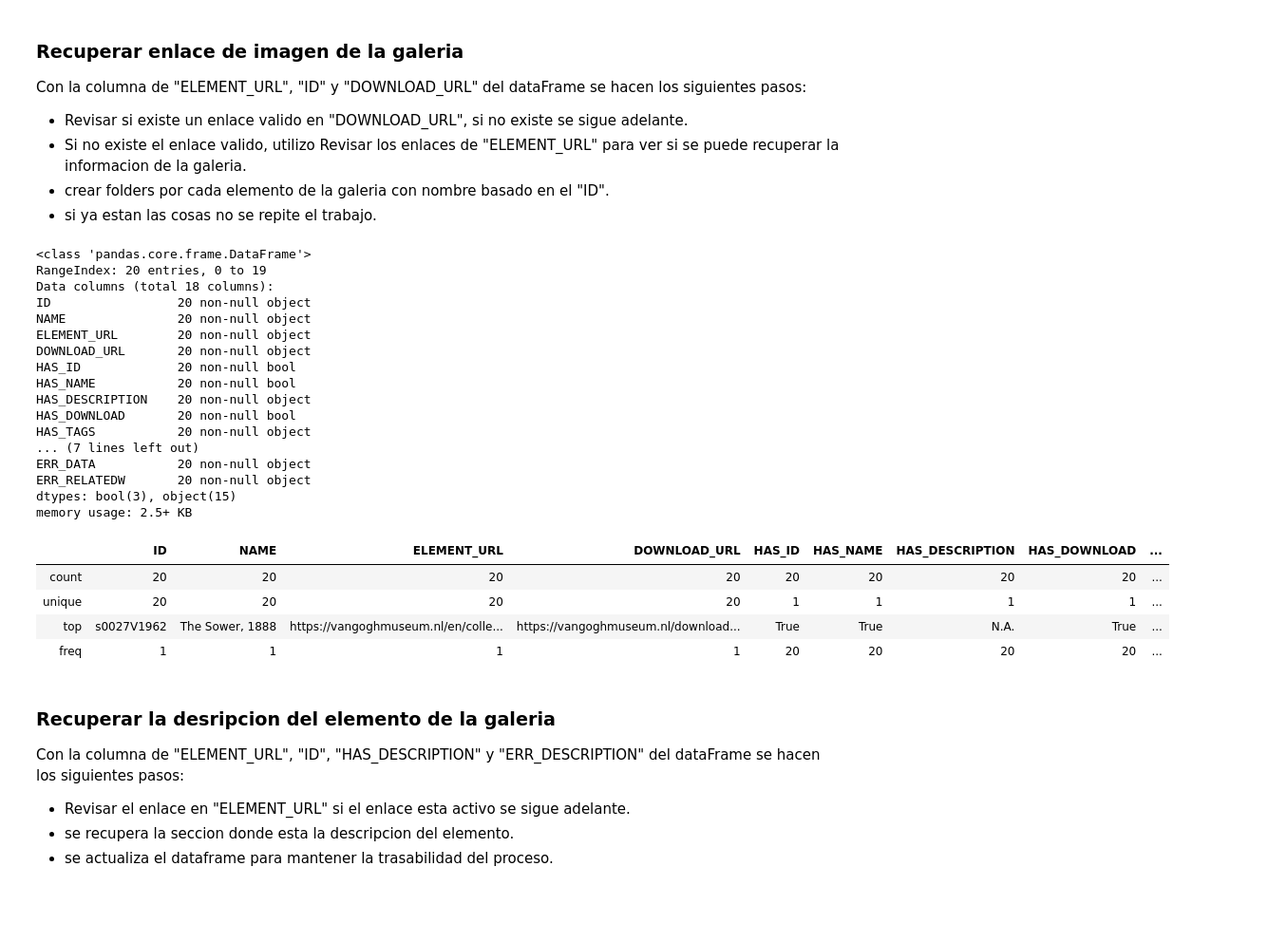
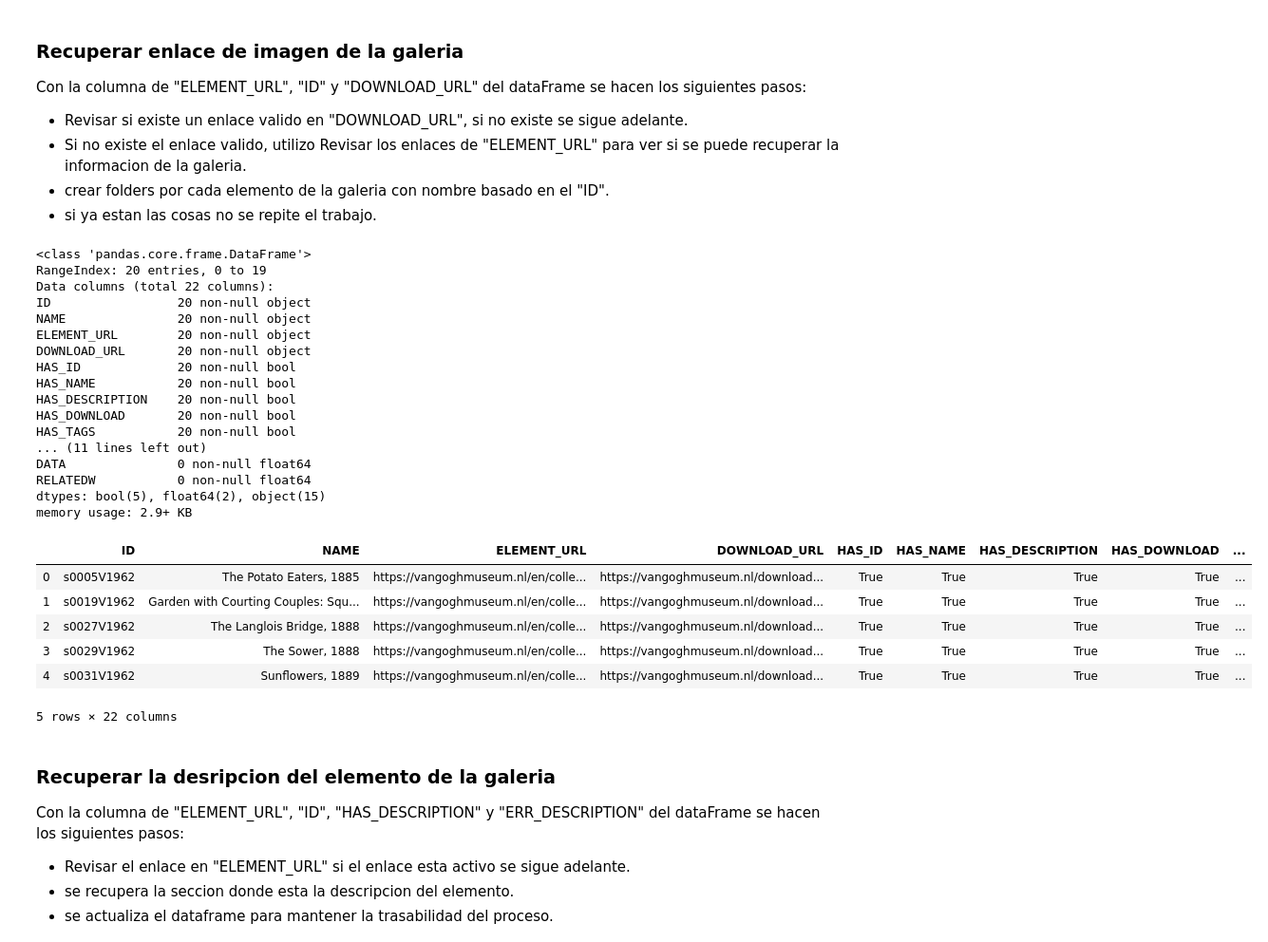
Before and after one commit to sa-artea/VVG-Letters-Scrapy, a Jupyter notebook: 01 - DataRecoveryVVG/ScrapingPinturas.ipynb, the cells around one changed output. Shown at 95% size. Cells and saved outputs as stored; diff of their text form; code cells hidden in the pictures; blank space fills up the shorter version.

```diff
--- a/01 - DataRecoveryVVG/ScrapingPinturas.ipynb
+++ b/01 - DataRecoveryVVG/ScrapingPinturas.ipynb
@@ -259,7 +265,7 @@ for link in linkSoup:
         links.append(tempLink)
 
         # si no hay errores agrego un mensaje vacio para no danhar el dataframe
-        errIDs.append("")
+        errIDs.append(None)
         hasIDs.append(bool(True))
 
     except Exception as e:
@@ -339,4 +343,4 @@ else:
             file.write("%s\n" % link)
 
     # guardo el DataFrame segun las ultimas actualizaciones
-    paintsFrame.to_csv(os.path.join(os.getcwd(), dataFolder, galleryFile), sep = ",", index = False, encoding = "utf-8", mode = "w", na_rep = "N.A.")
+    paintsFrame.to_csv(os.path.join(os.getcwd(), dataFolder, galleryFile), sep = ",", index = False, encoding = "utf-8", mode = "w")
@@ -440,7 +455,7 @@ for link, folder in zip(links, folders):
                 pass
 
             # si no hay errores agrego un mensaje vacio para no danhar el dataframe
-            errList.append("")
+            errList.append(None)
             hasList.append(bool(True))
 
     except Exception as e:
@@ -583,7 +598,7 @@ for link, folder, down in zip(links, folders, downloads):
             newloads.append(down)
 
         # si no hay errores agrego un mensaje vacio para no danhar el dataframe
-        errList.append("")
+        errList.append(None)
         hasList.append(bool(True))
 
     except Exception as e:
@@ -600,30 +615,32 @@ paintsFrame["ERR_DOWNLOAD"] = errList
 # %%
 # chequeo como va el dataframe de procesamiento
 paintsFrame.info()
-paintsFrame.describe()
+paintsFrame.head()
 # %% [output]
 <class 'pandas.core.frame.DataFrame'>
 RangeIndex: 20 entries, 0 to 19
-Data columns (total 18 columns):
+Data columns (total 22 columns):
 ID                 20 non-null object
 NAME               20 non-null object
 ELEMENT_URL        20 non-null object
 DOWNLOAD_URL       20 non-null object
 HAS_ID             20 non-null bool
 HAS_NAME           20 non-null bool
-HAS_DESCRIPTION    20 non-null object
+HAS_DESCRIPTION    20 non-null bool
 HAS_DOWNLOAD       20 non-null bool
-HAS_TAGS           20 non-null object
-... (7 lines left out)
-ERR_DATA           20 non-null object
-ERR_RELATEDW       20 non-null object
-dtypes: bool(3), object(15)
-memory usage: 2.5+ KB
+HAS_TAGS           20 non-null bool
+... (11 lines left out)
+DATA               0 non-null float64
+RELATEDW           0 non-null float64
+dtypes: bool(5), float64(2), object(15)
+memory usage: 2.9+ KB
 |  | ID | NAME | ELEMENT_URL | DOWNLOAD_URL | HAS_ID | HAS_NAME | HAS_DESCRIPTION | HAS_DOWNLOAD | ... |
-| count | 20 | 20 | 20 | 20 | 20 | 20 | 20 | 20 | ... |
-| unique | 20 | 20 | 20 | 20 | 1 | 1 | 1 | 1 | ... |
-| top | s0027V1962 | The Sower, 1888 | https://vangoghmuseum.nl/en/colle... | https://vangoghmuseum.nl/download... | True | True | N.A. | True | ... |
-| freq | 1 | 1 | 1 | 1 | 20 | 20 | 20 | 20 | ... |
+| 0 | s0005V1962 | The Potato Eaters, 1885 | https://vangoghmuseum.nl/en/colle... | https://vangoghmuseum.nl/download... | True | True | True | True | ... |
+| 1 | s0019V1962 | Garden with Courting Couples: Squ... | https://vangoghmuseum.nl/en/colle... | https://vangoghmuseum.nl/download... | True | True | True | True | ... |
+| 2 | s0027V1962 | The Langlois Bridge, 1888 | https://vangoghmuseum.nl/en/colle... | https://vangoghmuseum.nl/download... | True | True | True | True | ... |
+| 3 | s0029V1962 | The Sower, 1888 | https://vangoghmuseum.nl/en/colle... | https://vangoghmuseum.nl/download... | True | True | True | True | ... |
+| 4 | s0031V1962 | Sunflowers, 1889 | https://vangoghmuseum.nl/en/colle... | https://vangoghmuseum.nl/download... | True | True | True | True | ... |
+5 rows × 22 columns
 # %%
 # guardando los links en TXT y CSV para backup del proceso y control de calidad
 galleryFile = "VanGoghGalleryIndex.csv"
```
Also changed, not shown: parts of 26 cells of this notebook, 1 other file.
